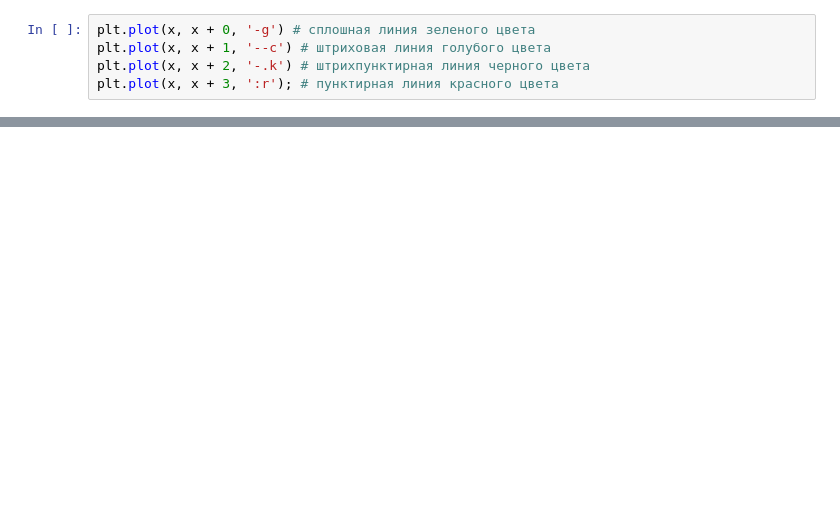
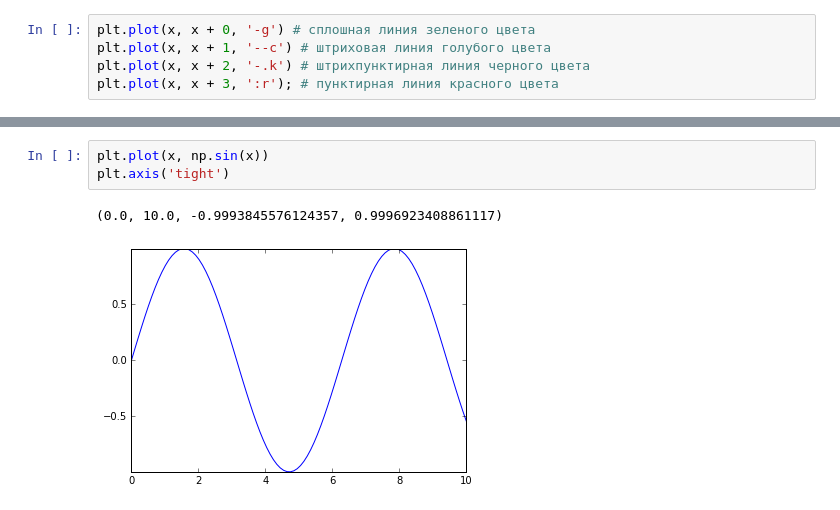
Before and after one commit to VenediktovMaxim/python_tutorial, a Jupyter notebook: WEB_3_matplotlib.ipynb, the cells around one changed output, grey strips where cells are left out. Cells and saved outputs as stored; diff of their text form; blank space fills up the shorter version.

```diff
--- a/WEB_3_matplotlib.ipynb
+++ b/WEB_3_matplotlib.ipynb
@@ -168,0 +194,6 @@ plt.plot(x, x + 3, ':r'); # пунктирная линия красного ц
+# %%
+plt.plot(x, np.sin(x))
+plt.axis('tight')
+# %% [output]
+(0.0, 10.0, -0.9993845576124357, 0.9996923408861117)
+[figure, added]
```
Also changed, not shown: parts of 24 cells of this notebook, 1 other file.
